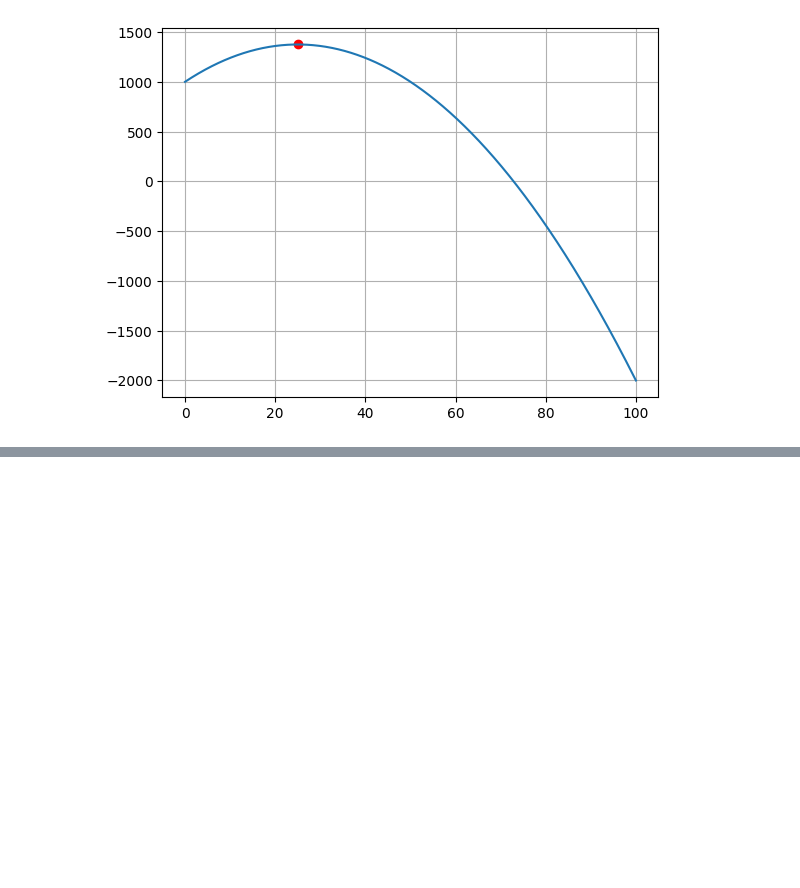
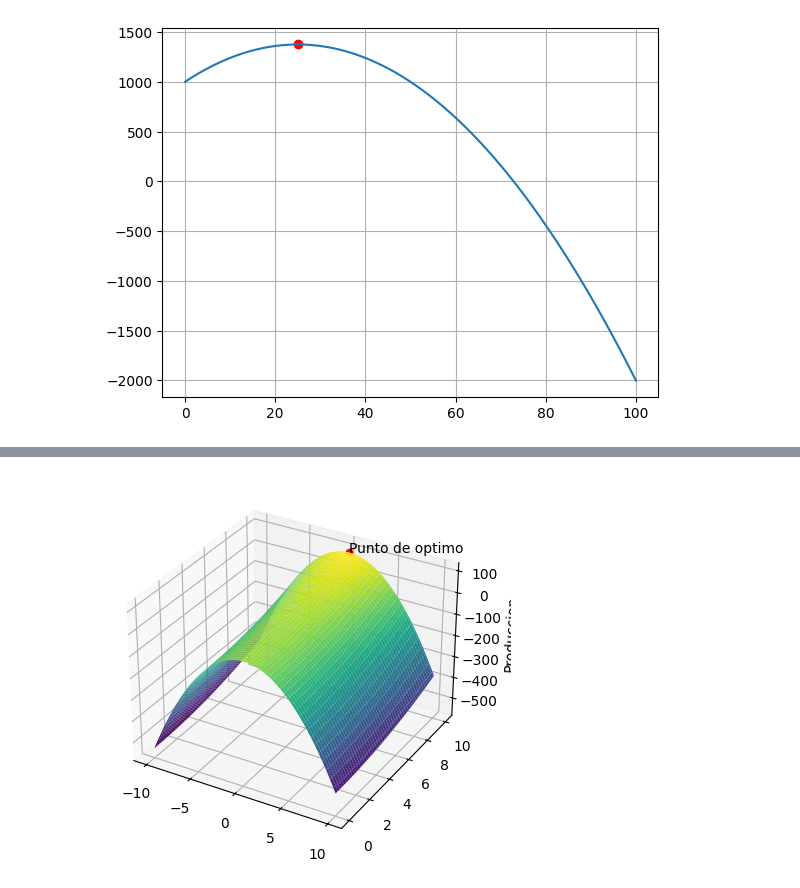
Before and after one commit to kkyouma/optimizacion, a Jupyter notebook: Prueba 1/guia-1.ipynb, the cells around one changed output, grey strips where cells are left out. Saved outputs shown, nothing was run; the diff lists cells and outputs as text; code cells hidden in the pictures; blank space fills up the shorter version.

```diff
--- a/Prueba 1/guia-1.ipynb
+++ b/Prueba 1/guia-1.ipynb
@@ -105,0 +220,15 @@ pd.DataFrame({"Iterations": all_iterations, "Time": list_time})
+# %%
+X, Y = np.meshgrid(x4, t4)
+Z = obj_function4(X, Y)
+
+fig, ax = plt.subplots(subplot_kw={"projection": "3d"})
+
+ax.plot_surface(X, Y, Z, cmap="viridis")
+
+ax.scatter3D(*parameters, color="red")
+ax.text(*parameters, f"Punto de optimo")
+
+ax.set_zlabel("Produccion")
+plt.show()
+# %% [output]
+[figure, added]
```
Also changed, not shown: parts of 12 cells of this notebook.
